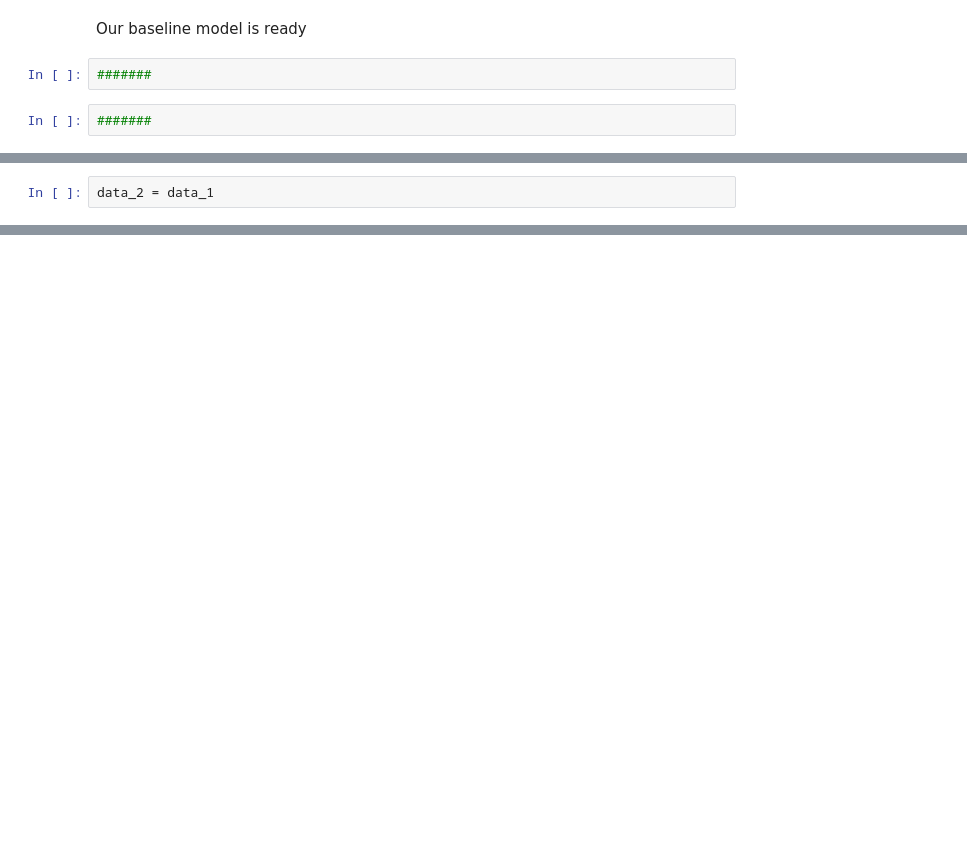
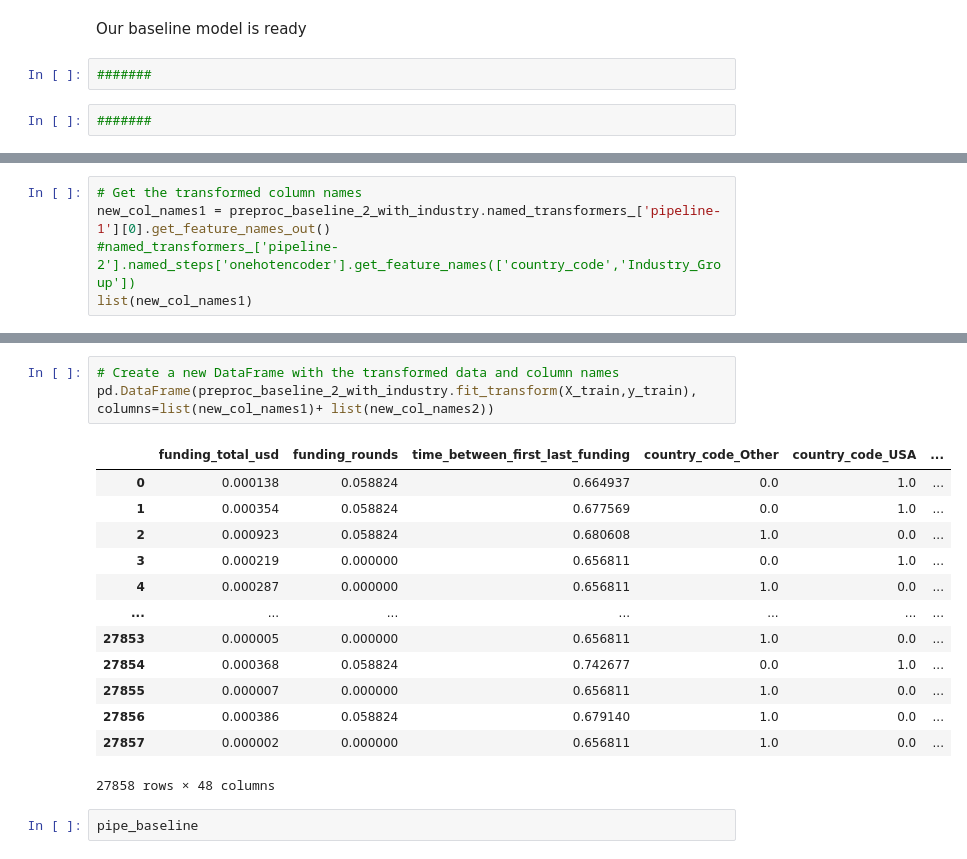
Before and after one commit to aamruth/triumph-venture, a Jupyter notebook: notebooks/data_preparation_deepa_01.ipynb, the cells around one changed output, grey strips where cells are left out. Saved outputs shown, nothing was run; the diff lists cells and outputs as text; blank space fills up the shorter version.

```diff
--- a/notebooks/data_preparation_deepa_01.ipynb
+++ b/notebooks/data_preparation_deepa_01.ipynb
@@ -500,2 +509,5 @@ ColumnTransformer(transformers=[('pipeline-1',
 # %%
-data_2 = data_1
+# Get the transformed column names
+new_col_names1 = preproc_baseline_2_with_industry.named_transformers_['pipeline-1'][0].get_feature_names_out()
+#named_transformers_['pipeline-2'].named_steps['onehotencoder'].get_feature_names(['country_code','Industry_Group'])
+list(new_col_names1)
@@ -501,0 +522,19 @@ data_2 = data_1
+# %%
+# Create a new DataFrame with the transformed data and column names
+pd.DataFrame(preproc_baseline_2_with_industry.fit_transform(X_train,y_train), columns=list(new_col_names1)+ list(new_col_names2))
+# %% [output]
+|  | funding_total_usd | funding_rounds | time_between_first_last_funding | country_code_Other | country_code_USA | ... |
+| 0 | 0.000138 | 0.058824 | 0.664937 | 0.0 | 1.0 | ... |
+| 1 | 0.000354 | 0.058824 | 0.677569 | 0.0 | 1.0 | ... |
+| 2 | 0.000923 | 0.058824 | 0.680608 | 1.0 | 0.0 | ... |
+| 3 | 0.000219 | 0.000000 | 0.656811 | 0.0 | 1.0 | ... |
+| 4 | 0.000287 | 0.000000 | 0.656811 | 1.0 | 0.0 | ... |
+| ... | ... | ... | ... | ... | ... | ... |
+| 27853 | 0.000005 | 0.000000 | 0.656811 | 1.0 | 0.0 | ... |
+| 27854 | 0.000368 | 0.058824 | 0.742677 | 0.0 | 1.0 | ... |
+| 27855 | 0.000007 | 0.000000 | 0.656811 | 1.0 | 0.0 | ... |
+| 27856 | 0.000386 | 0.058824 | 0.679140 | 1.0 | 0.0 | ... |
+| 27857 | 0.000002 | 0.000000 | 0.656811 | 1.0 | 0.0 | ... |
+27858 rows × 48 columns
+# %%
+pipe_baseline
```
Also changed, not shown: parts of 42 cells of this notebook.
